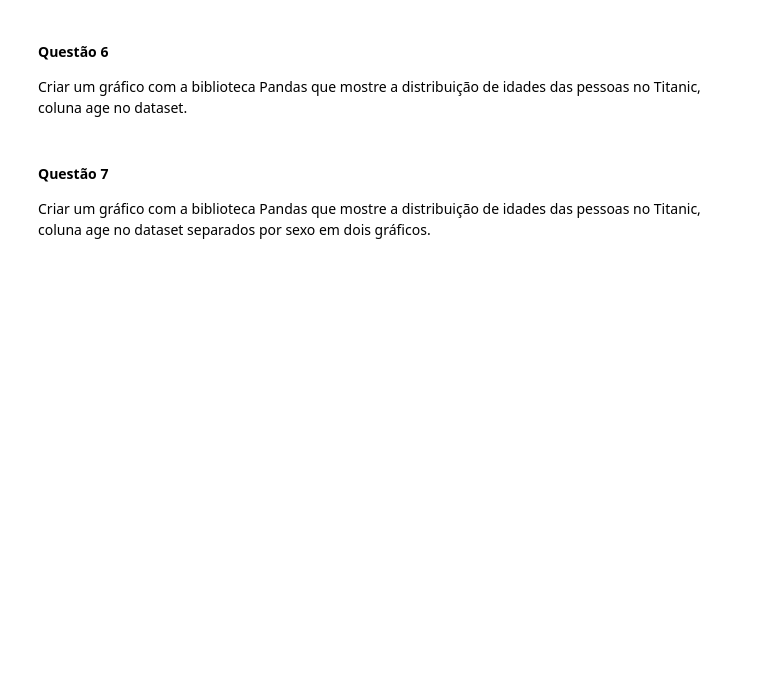
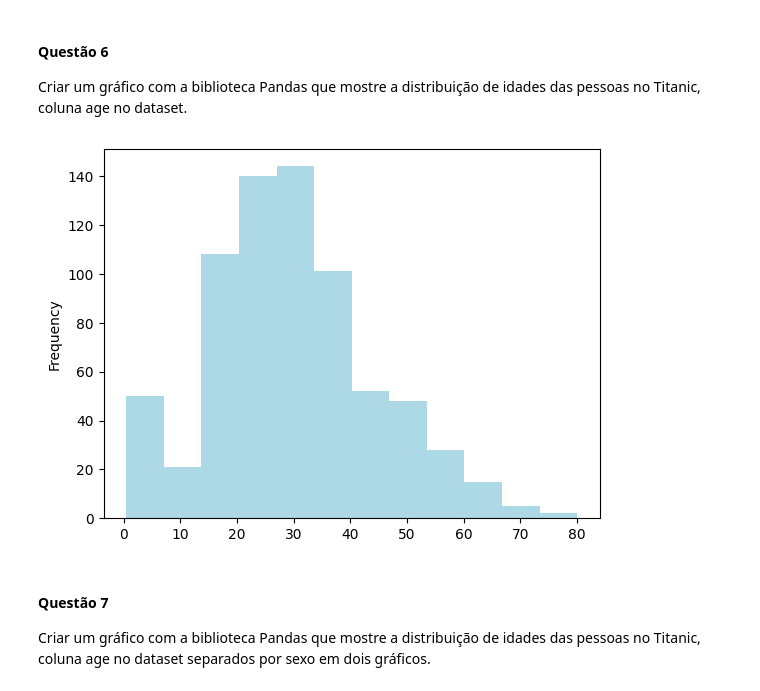
Before and after one commit to lfilipesousa/letscode-892, a Jupyter notebook: Tecnicas_de_programacao_ii/atividade1.ipynb, the cells around one changed output. Cells and saved outputs as stored; diff of their text form; code cells hidden in the pictures; blank space fills up the shorter version.

```diff
--- a/Tecnicas_de_programacao_ii/atividade1.ipynb
+++ b/Tecnicas_de_programacao_ii/atividade1.ipynb
@@ -125,6 +125,11 @@ titanic['fare'].plot.box()
 #### Questão 6
 
 Criar um gráfico com a biblioteca Pandas que mostre a distribuição de idades das pessoas no Titanic, coluna age no dataset.
+# %%
+titanic[ 'age'] \
+.plot.hist(subplots=True, bins = 12, color = ['lightblue']);
+# %% [output]
+[figure, added]
 # %% [markdown]
 #### Questão 7
 
```
